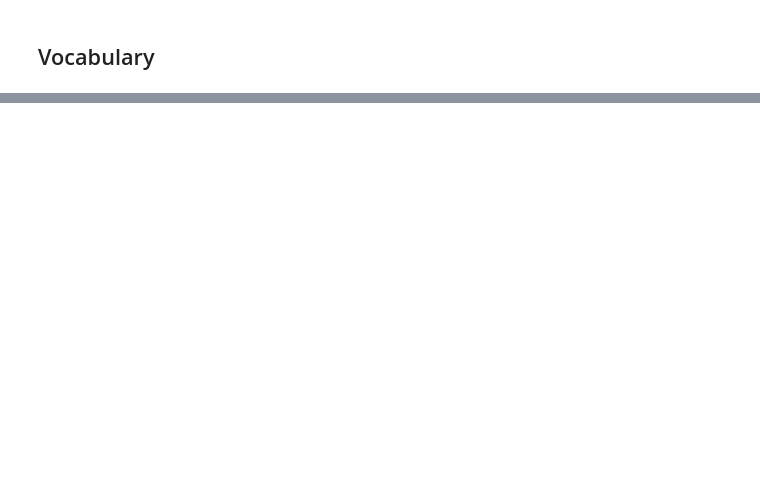
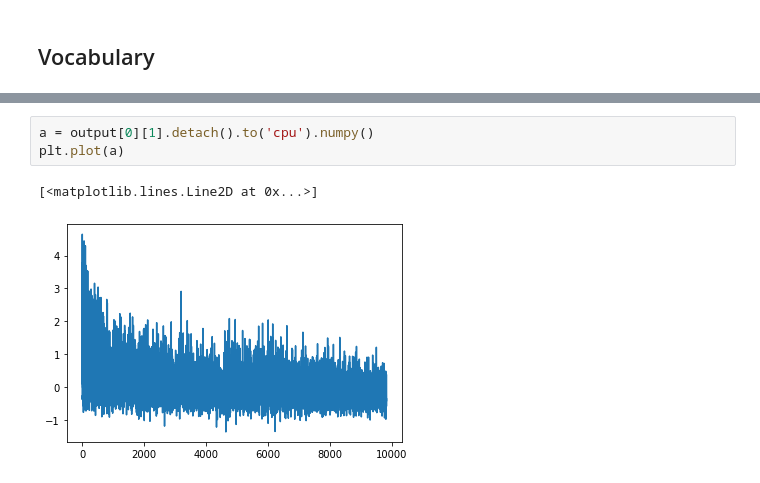
Before and after one commit to LeoSerena/LicchaviByzantineResilience, a Jupyter notebook: language_model.ipynb, the cells around one changed output, grey strips where cells are left out. Saved outputs shown, nothing was run; the diff lists cells and outputs as text; blank space fills up the shorter version.

```diff
--- a/language_model.ipynb
+++ b/language_model.ipynb
@@ -278,0 +304,6 @@ train loss at epoch 5 : 1.0165940505683084
+# %%
+a = output[0][1].detach().to('cpu').numpy()
+plt.plot(a)
+# %% [output]
+[<matplotlib.lines.Line2D at 0x...>]
+[figure, added]
```
Also changed, not shown: parts of 32 cells of this notebook, 2 other files.
